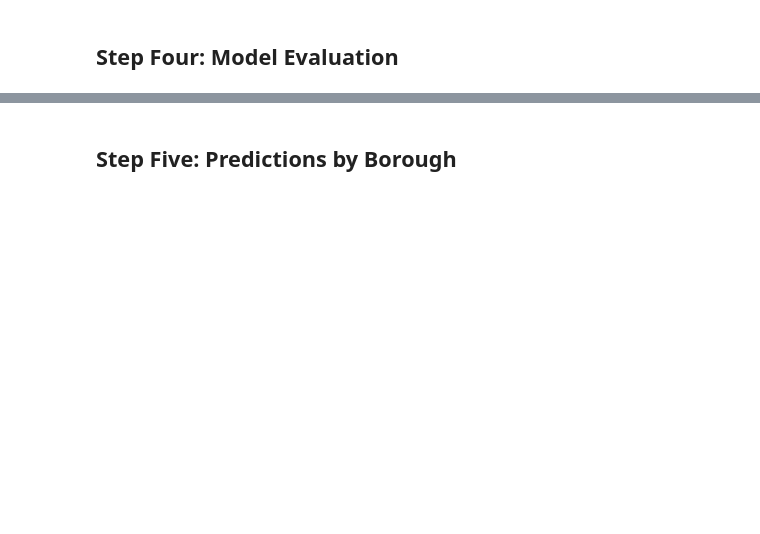
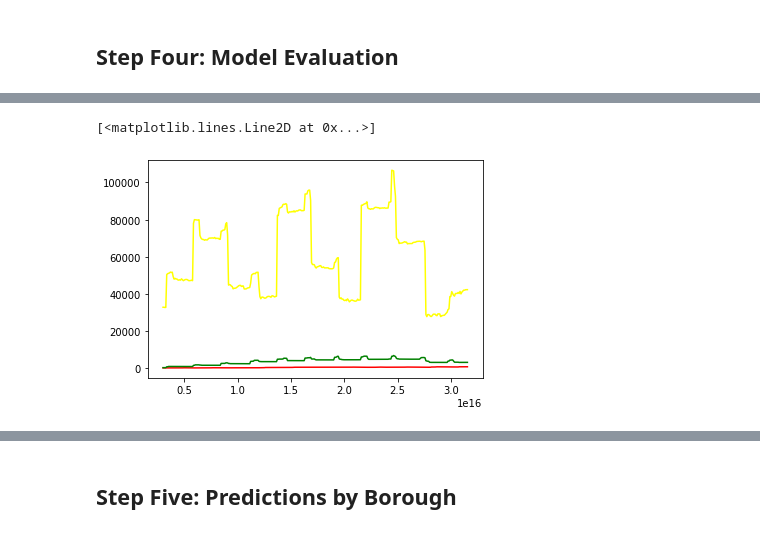
Before and after one commit to awesomecosmos/CS675-Intro-To-Data-Science, a Jupyter notebook: Project3/project3.ipynb, the cells around one changed output, grey strips where cells are left out. Drawn from its saved outputs; the diff is of its cells as text; code cells hidden in the pictures; blank space fills up the shorter version.

```diff
--- a/Project3/project3.ipynb
+++ b/Project3/project3.ipynb
@@ -642,0 +716,7 @@ a = add_changepoints_to_plot(fig.gca(), m_by_100_day_logistic, forecast_for_100_
+# %%
+plt.plot(df_p_by_year['horizon'],df_p_by_year['rmse'],color="red")
+plt.plot(df_p_by_month['horizon'],df_p_by_month['rmse'],color="green")
+plt.plot(df_p_by_day['horizon'],df_p_by_day['rmse'],color="yellow")
+# %% [output]
+[<matplotlib.lines.Line2D at 0x...>]
+[figure, added]
```
Also changed, not shown: parts of 29 cells of this notebook, 1 other file.
